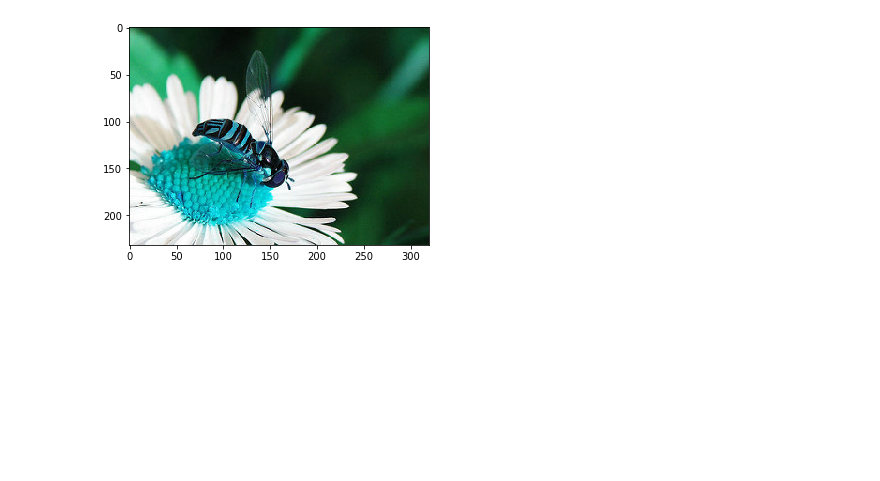
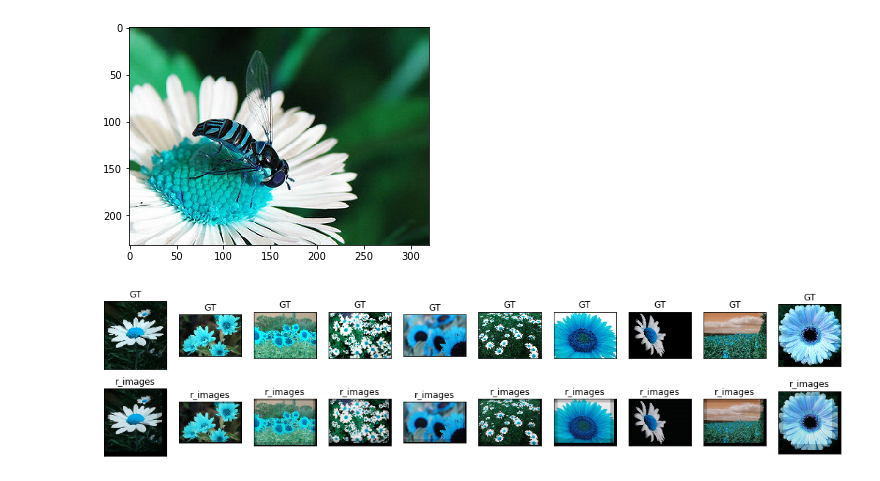
Before and after one commit to savera2020/super-resolution, a Jupyter notebook: code/deep_network_cascade.ipynb, the cells around one changed output. Saved outputs shown, nothing was run; the diff lists cells and outputs as text; code cells hidden in the pictures; blank space fills up the shorter version.

Commit message:
added infrence functionality and some testing

```diff
--- a/code/deep_network_cascade.ipynb
+++ b/code/deep_network_cascade.ipynb
@@ -121,7 +97,8 @@ def load_data_from_images(images_path,label_path):
     data_labels = []
     for img_path,label_img_path in zip(glob.glob(images_path),glob.glob(label_path)):
         img = cv2.imread(img_path)
-        label_img = cv2.imread(img_path)
+        #label_img = cv2.imread(label_img_path)
+        label_img = cv2.imread(label_img_path)
 
         img1_d  =img.reshape(1,56*56*3)
         label_img1_d  =label_img.reshape(1,56*56*3)
@@ -219,7 +196,7 @@ _________________________________________________________________
 #autoencoder.compile(optimizer='adam', loss='binary_crossentropy')
 autoencoder.compile(optimizer='adam', loss='mse')
 autoencoder.fit(train_data, train_labels,
-                epochs=10,
+                epochs=100,
                 batch_size=128,
                 validation_data=(test_data, test_labels))
 # %% [output]
@@ -313,7 +290,9 @@ def infrence_super_resolution(img,autoencoder,max_value1):
             mean_patch = blur_1/2.0 + blur_2/2.0        ## averaging instead of gaussina
    #################################################################mean patch is NLSS patch ########################
             ## apply the auencoder inference #######################################
-            patch1 = inrfrence_autoencoder(patch,max_value1)
+
+            patch1 = inrfrence_autoencoder(mean_patch,max_value1)
+            #print(patch1.shape)
             out_img[row:row+patch_size,col:col+patch_size] = out_img[row:row+patch_size,col:col+patch_size]/2.0 + patch1/2.0
     return out_img
 # %%
@@ -329,3 +312,38 @@ plt.imshow(img2)
 plt.gray()
 # %% [output]
 [figure]
+# %%
+import os
+test_folder  = '/home/lord/cv_assignment/cv_project/data_set/images/test_folder/'
+images_list = os.listdir(test_folder)
+# %%
+plt.figure(figsize=(18, 4))
+num_images = 10
+
+for i in range(len(images_list)):
+    # plot original image
+    img_in = cv2.imread(test_folder+images_list[i])
+    img_out = infrence_super_resolution(img_in,autoencoder,max_value1)
+    ax = plt.subplot(2, num_images, i + 1)
+    plt.imshow(img_in)
+    plt.gray()
+    ax.get_xaxis().set_visible(False)
+    ax.get_yaxis().set_visible(False)
+    plt.title("GT")
+    # plot reconstructed image
+    ax = plt.subplot(2, num_images, num_images + i + 1)
+    plt.imshow(img_out)
+    plt.title("r_images")
+    plt.gray()
+    ax.get_xaxis().set_visible(False)
+    ax.get_yaxis().set_visible(False)
+    # plot GT
+    #ax = plt.subplot(2, num_images, num_images + i + 1)
+    #plt.imshow(test_labels[image_idx].reshape(56,56,3))
+    #plt.title("GT images")
+    #plt.gray()
+    #ax.get_xaxis().set_visible(False)
+    #ax.get_yaxis().set_visible(False)
+plt.show()
+# %% [output]
+[figure, added]
```
Also changed, not shown: parts of 10 cells of this notebook, 1 other file.
